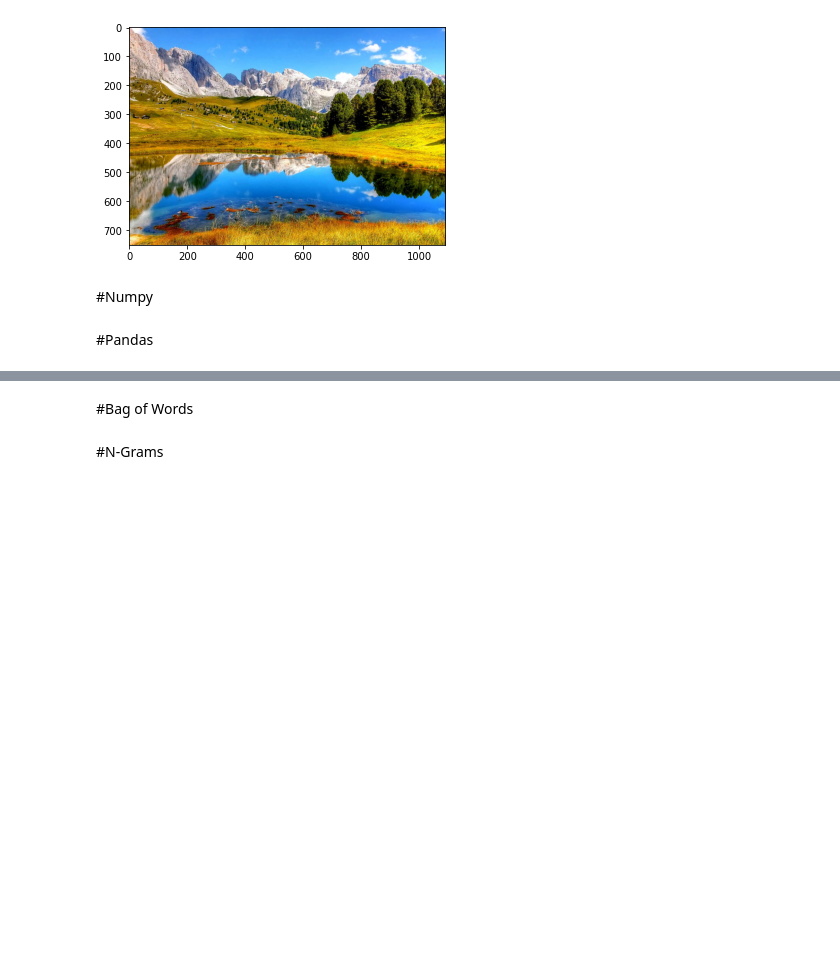
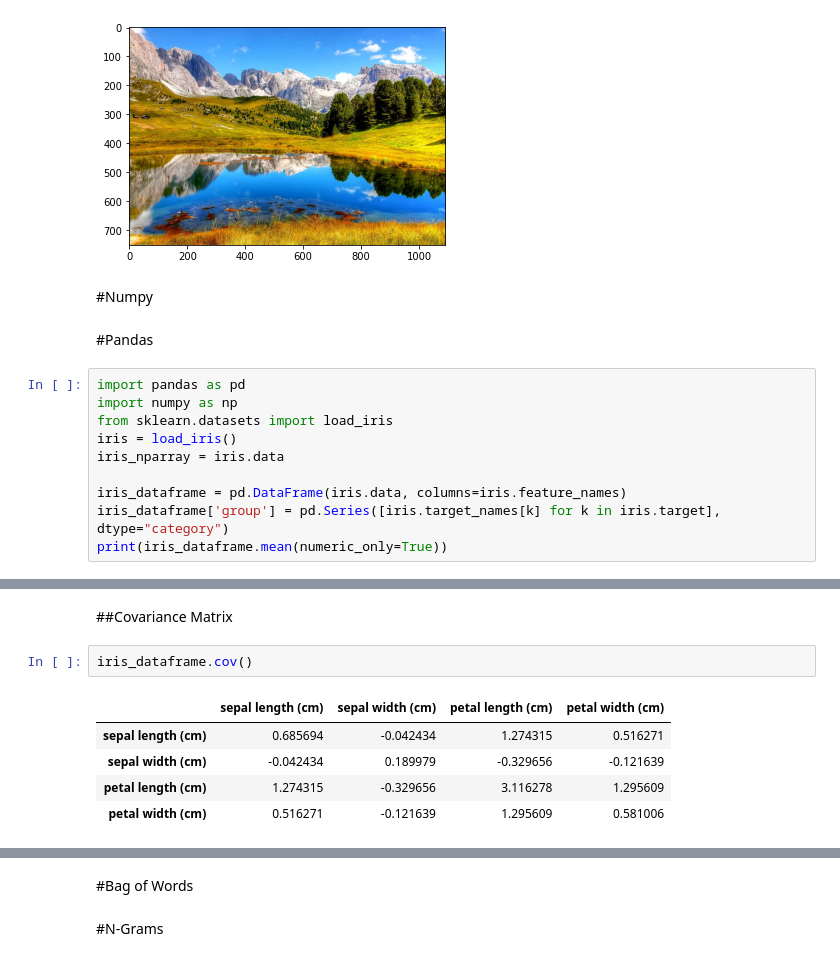
Before and after one commit to dbach787/Python, a Jupyter notebook: Data_Science_with_Python.ipynb, the cells around one changed output, grey strips where cells are left out. Cells and saved outputs as stored; diff of their text form; blank space fills up the shorter version.

```diff
--- a/Data_Science_with_Python.ipynb
+++ b/Data_Science_with_Python.ipynb
@@ -45,3 +45,13 @@ plt.show()
 #Numpy
 # %% [markdown]
 #Pandas
+# %%
+import pandas as pd
+import numpy as np
+from sklearn.datasets import load_iris
+iris = load_iris()
+iris_nparray = iris.data
+
+iris_dataframe = pd.DataFrame(iris.data, columns=iris.feature_names)
+iris_dataframe['group'] = pd.Series([iris.target_names[k] for k in iris.target], dtype="category")
+print(iris_dataframe.mean(numeric_only=True))
@@ -47,0 +105,10 @@ plt.show()
+# %% [markdown]
+##Covariance Matrix
+# %%
+iris_dataframe.cov()
+# %% [output]
+|  | sepal length (cm) | sepal width (cm) | petal length (cm) | petal width (cm) |
+| sepal length (cm) | 0.685694 | -0.042434 | 1.274315 | 0.516271 |
+| sepal width (cm) | -0.042434 | 0.189979 | -0.329656 | -0.121639 |
+| petal length (cm) | 1.274315 | -0.329656 | 3.116278 | 1.295609 |
+| petal width (cm) | 0.516271 | -0.121639 | 1.295609 | 0.581006 |
```
Also changed, not shown: parts of 25 cells of this notebook.
